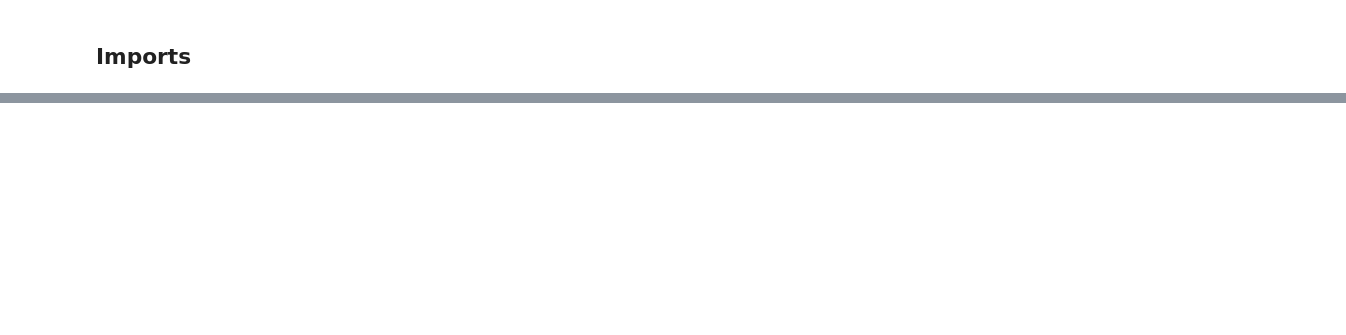
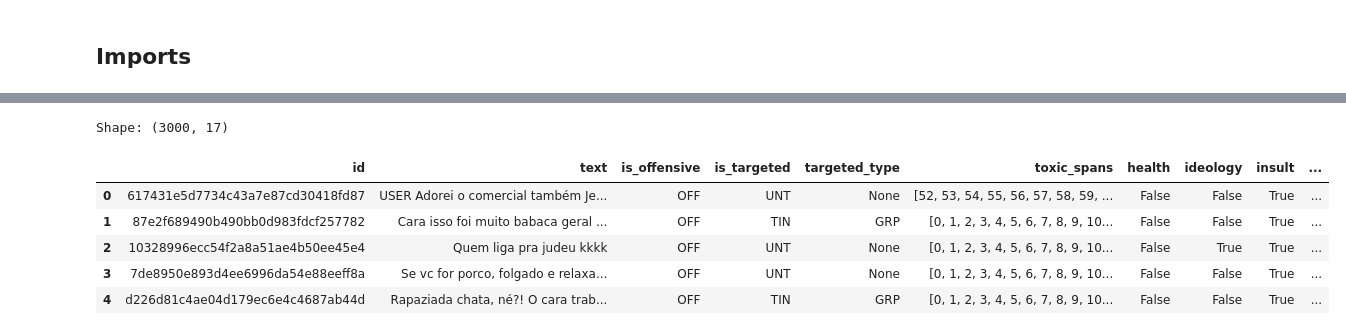
Before and after one commit to DougTrajano/olid-br, a Jupyter notebook: notebooks/processing/build_dataset.ipynb, the cells around one changed output, grey strips where cells are left out. Drawn from its saved outputs; the diff is of its cells as text; code cells hidden in the pictures; blank space fills up the shorter version.

Commit message:
Refactored build dataset

```diff
--- a/notebooks/processing/build_dataset.ipynb
+++ b/notebooks/processing/build_dataset.ipynb
@@ -217,0 +69,4 @@ uploader.upload_aksk(access_key=args.AWS_ACCESS_KEY_ID,
+# %%
+annotators = read_yaml("../../properties/annotators.yaml")
+annotators = [Annotator(**a) for a in annotators]
+annotators
@@ -217,0 +89,6 @@ uploader.upload_aksk(access_key=args.AWS_ACCESS_KEY_ID,
+# %%
+files = [
+    "raw/labeled/phase2/olid-br-2-126.json",
+    "raw/labeled/phase2/olid-br-2-127.json",
+    "raw/labeled/phase2/olid-br-2-128.json"
+]
@@ -217,0 +135,7 @@ uploader.upload_aksk(access_key=args.AWS_ACCESS_KEY_ID,
+# %%
+dataset = Dataset(
+    annotators=annotators,
+    toxicity_threshold=args.PERSPECTIVE_THRESHOLD
+)
+
+raw_texts = dataset.get_raw_texts(data)
@@ -217,0 +687,36 @@ uploader.upload_aksk(access_key=args.AWS_ACCESS_KEY_ID,
+# %%
+label_strategy = LabelStrategy(
+    is_offensive=majority_vote,
+    is_targeted=majority_vote,
+    targeted_type=majority_vote,
+    toxic_spans=all_labeled_spans,
+    health=at_least_one,
+    ideology=at_least_one,
+    insult=at_least_one,
+    lgbtqphobia=at_least_one,
+    other_lifestyle=at_least_one,
+    physical_aspects=at_least_one,
+    profanity_obscene=at_least_one,
+    racism=at_least_one,
+    religious_intolerance=at_least_one,
+    sexism=at_least_one,
+    xenophobia=at_least_one
+)
+
+processed_texts, metadata = dataset.build(
+    raw=data,
+    label_strategy=label_strategy
+)
+# %%
+df = pd.DataFrame([i.dict() for i in processed_texts])
+
+print(f"Shape: {df.shape}")
+df.head()
+# %% [output]
+Shape: (3000, 17)
+|  | id | text | is_offensive | is_targeted | targeted_type | toxic_spans | health | ideology | insult | ... |
+| 0 | 617431e5d7734c43a7e87cd30418fd87 | USER Adorei o comercial também Je... | OFF | UNT | None | [52, 53, 54, 55, 56, 57, 58, 59, ... | False | False | True | ... |
+| 1 | 87e2f689490b490bb0d983fdcf257782 | Cara isso foi muito babaca geral ... | OFF | TIN | GRP | [0, 1, 2, 3, 4, 5, 6, 7, 8, 9, 10... | False | False | True | ... |
+| 2 | 10328996ecc54f2a8a51ae4b50ee45e4 | Quem liga pra judeu kkkk | OFF | UNT | None | [0, 1, 2, 3, 4, 5, 6, 7, 8, 9, 10... | False | True | True | ... |
+| 3 | 7de8950e893d4ee6996da54e88eeff8a | Se vc for porco, folgado e relaxa... | OFF | UNT | None | [0, 1, 2, 3, 4, 5, 6, 7, 8, 9, 10... | False | False | True | ... |
+| 4 | d226d81c4ae04d179ec6e4c4687ab44d | Rapaziada chata, né?! O cara trab... | OFF | TIN | GRP | [0, 1, 2, 3, 4, 5, 6, 7, 8, 9, 10... | False | False | True | ... |
```
Also changed, not shown: parts of 104 cells of this notebook, 33 other files.
